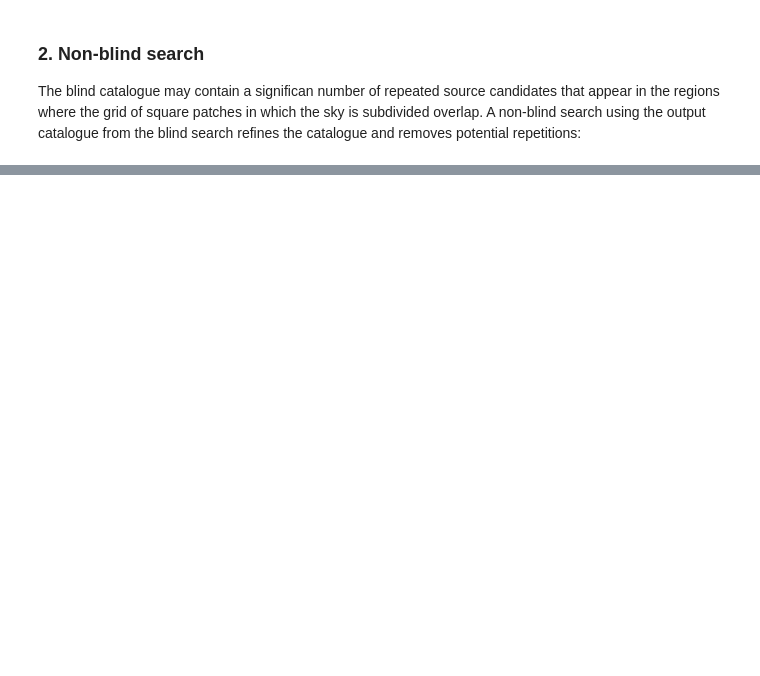
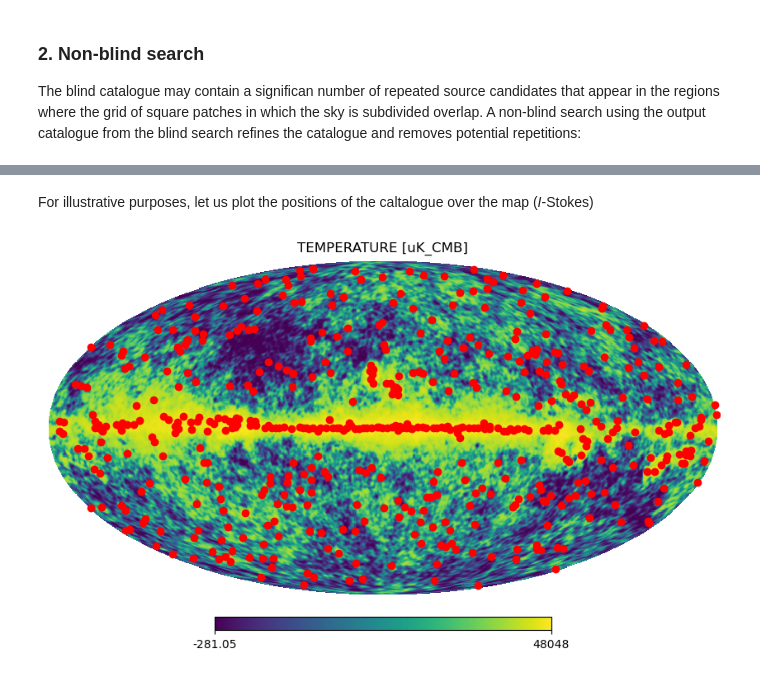
Before and after one commit to HerranzD/IFCAPOL, a Jupyter notebook: IFCAPOL_catalogues_example.ipynb, the cells around one changed output, grey strips where cells are left out. Saved outputs shown, nothing was run; the diff lists cells and outputs as text; code cells hidden in the pictures; blank space fills up the shorter version.

Commit message:
Updating the IFCAPOL_catalogues_example.ipynb notebook

```diff
--- a/IFCAPOL_catalogues_example.ipynb
+++ b/IFCAPOL_catalogues_example.ipynb
@@ -105,0 +136,14 @@ nonblind_cat = non_blind_survey(map40,cat_filename,clean_mode='after')
+# %% [markdown]
+For illustrative purposes, let us plot the positions of the caltalogue over the map (*I*-Stokes)
+# %%
+%matplotlib inline
+
+import healpy as hp
+
+map40[0].moll()                 # Mollweide projection of the map
+x = nonblind_cat['GLON [deg]']  # Galactic longitude of the sources in the non-blind catalogue
+y = nonblind_cat['GLAT [deg]']  # Galactic latitude of the sources in the non-blind catalogue
+
+hp.projscatter(x, y, lonlat=True, coord='G',c='red',marker='o',alpha=1.0);
+# %% [output]
+[figure, added]
```
Also changed, not shown: parts of 14 cells of this notebook.
